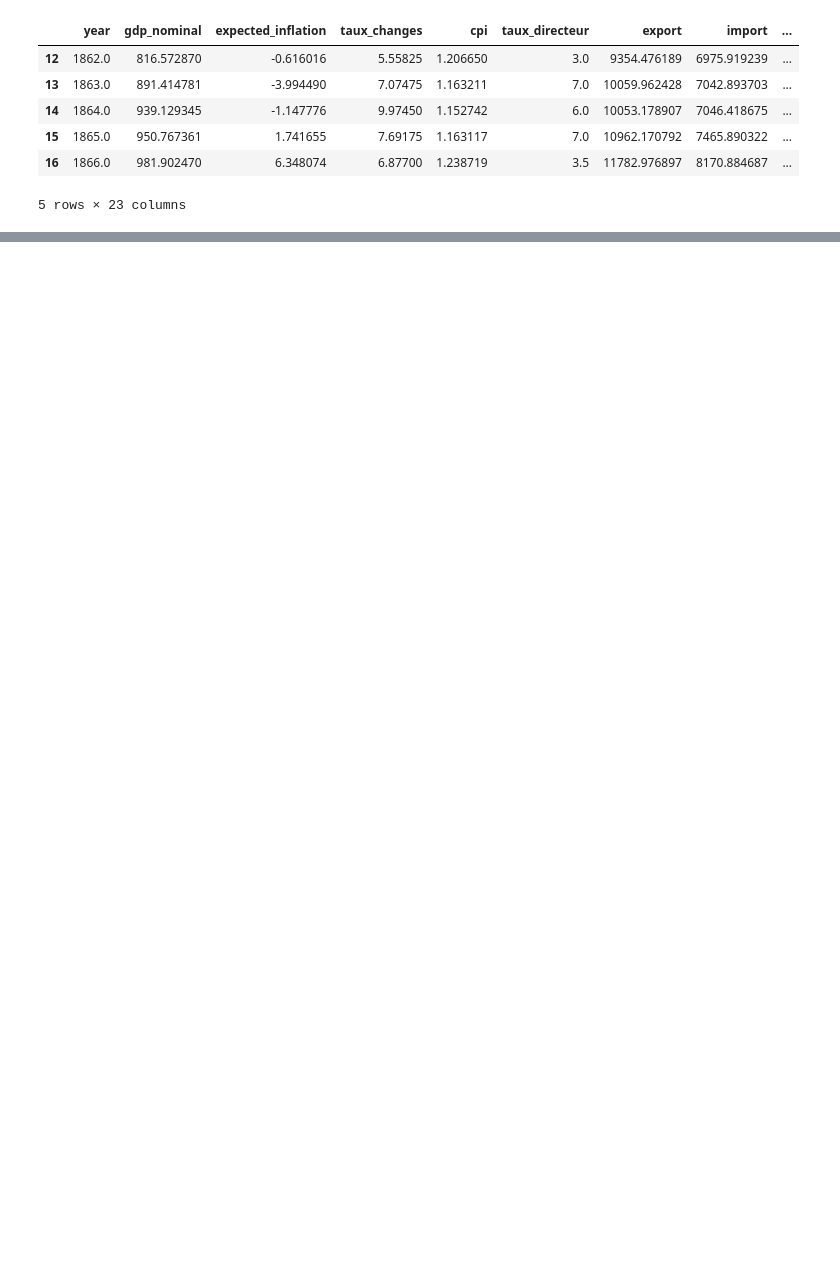
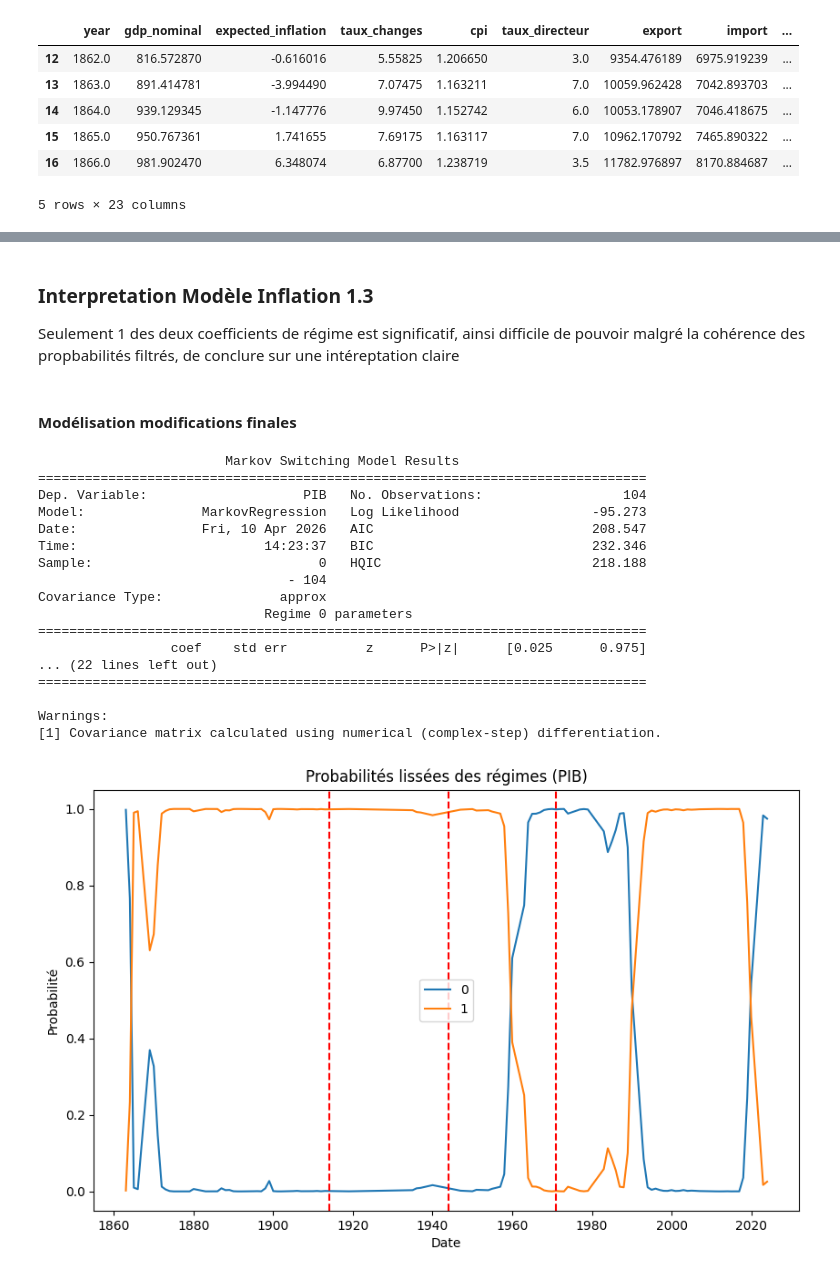
Before and after one commit to TimmGRT/Monetary-Policy-UK-1870-2025, a Jupyter notebook: CODE_ZONE/timeo_code/timeo_code_markov.ipynb, the cells around one changed output, grey strips where cells are left out. Drawn from its saved outputs; the diff is of its cells as text; code cells hidden in the pictures; blank space fills up the shorter version.

```diff
--- a/CODE_ZONE/timeo_code/timeo_code_markov.ipynb
+++ b/CODE_ZONE/timeo_code/timeo_code_markov.ipynb
@@ -470,0 +522,6 @@ Année de transition gold standard -> Bretton Wood : 1866.0
+# %% [markdown]
+### Interpretation Modèle Inflation 1.3
+
+Seulement 1 des deux coefficients de régime est significatif, ainsi difficile de pouvoir malgré la cohérence des propbabilités filtrés, de conclure sur une intéreptation claire
+# %% [markdown]
+#### **Modélisation modifications finales**
@@ -470,0 +531,52 @@ Année de transition gold standard -> Bretton Wood : 1866.0
+# %%
+# 1. Préparation et Nettoyage
+data['x1_lagged'] = data['taux_directeur'].shift(1)
+df_clean = data.loc[data.index < 2019, ['gdp_nominal_stat', 'x1_lagged', 'expected_inflation']].dropna()
+df_clean = data[['gdp_nominal_stat', 'x1_lagged', 'expected_inflation']].dropna()
+
+# 2. Standardisation
+scaler = StandardScaler()
+scaled_values = scaler.fit_transform(df_clean)
+df_scaled = pd.DataFrame(scaled_values, columns=['PIB', 'taux', 'inf_ant'], index=df_clean.index)
+
+# 3. Modèle
+model = sm.tsa.MarkovRegression(
+    df_scaled['PIB'],
+    k_regimes=2,
+    exog=df_scaled[['taux', 'inf_ant']],
+    switching_variance=False
+)
+
+# 4. Fit avec search_reps élevé pour "p-hacker" l'optimum global
+res_PIB4 = model.fit(search_reps=100)
+
+print(res_PIB4.summary())
+
+#Plot des résultats des probabilités lissés
+res_PIB4.smoothed_marginal_probabilities.plot(figsize=(10,6))
+plt.title("Probabilités lissées des régimes (PIB)")
+plt.axvline(x=1914, color='red', linestyle='--', label='Seuil')
+plt.axvline(x=1944, color='red', linestyle='--', label='Seuil')
+plt.axvline(x=1971, color='red', linestyle='--', label='Seuil')
+plt.xlabel("Date")
+plt.ylabel("Probabilité")
+plt.show()
+# %% [output]
+                        Markov Switching Model Results
+==============================================================================
+Dep. Variable:                    PIB   No. Observations:                  104
+Model:               MarkovRegression   Log Likelihood                 -95.273
+Date:                Fri, 10 Apr 2026   AIC                            208.547
+Time:                        14:23:37   BIC                            232.346
+Sample:                             0   HQIC                           218.188
+                                - 104
+Covariance Type:               approx
+                             Regime 0 parameters
+==============================================================================
+                 coef    std err          z      P>|z|      [0.025      0.975]
+... (22 lines left out)
+==============================================================================
+
+Warnings:
+[1] Covariance matrix calculated using numerical (complex-step) differentiation.
+[figure, added]
```
Also changed, not shown: parts of 14 cells of this notebook.
